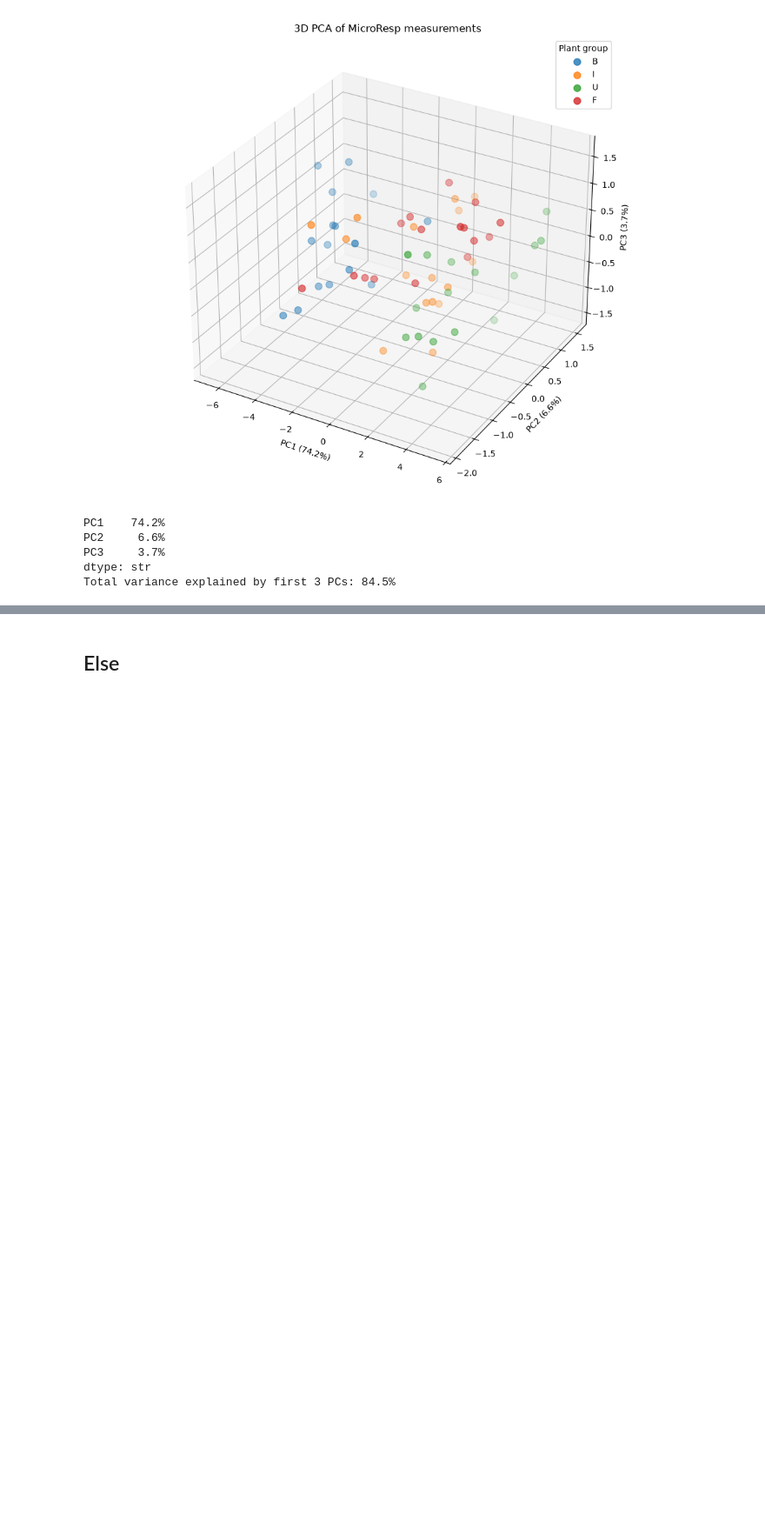
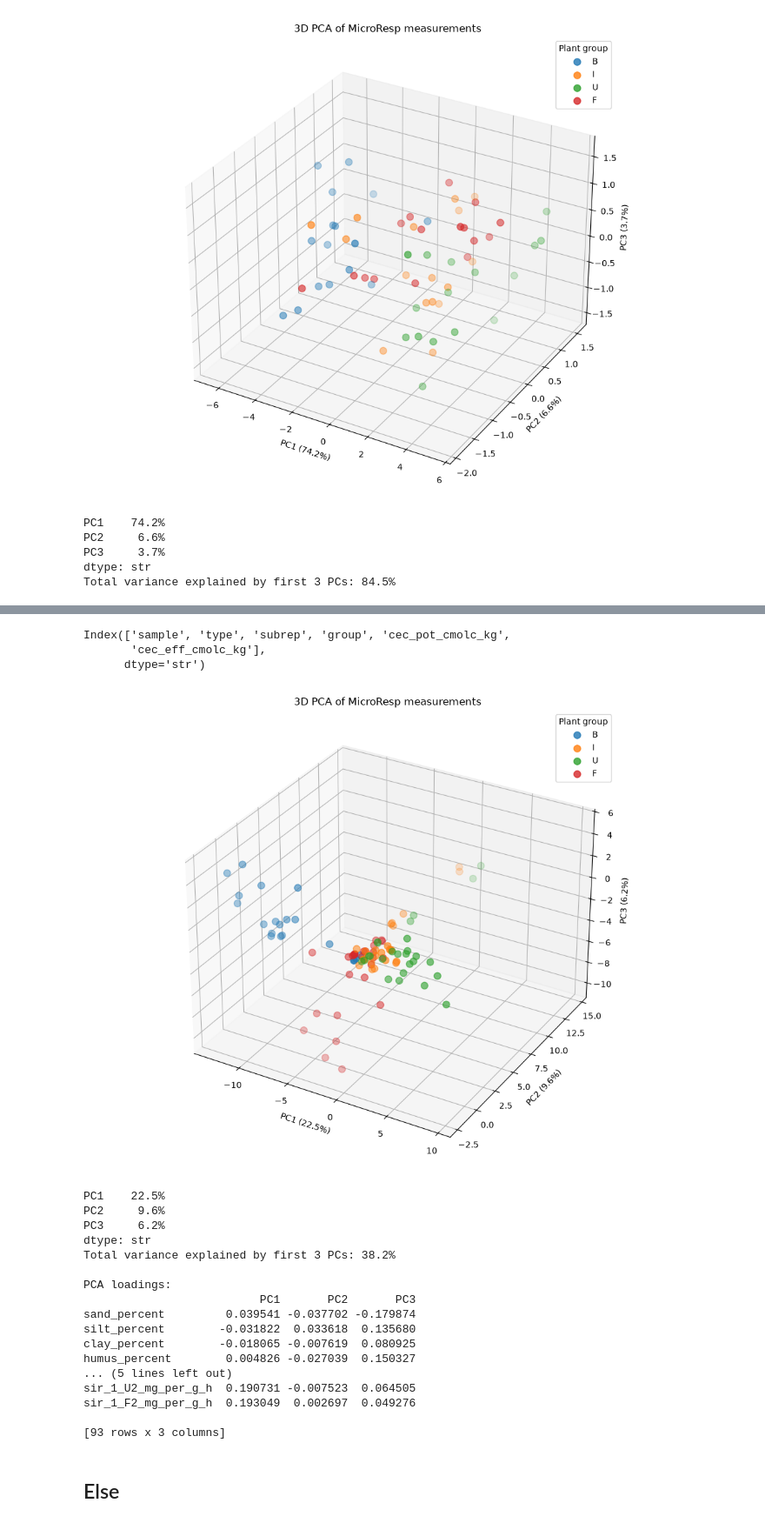
Before and after one commit to danielsehr/GEO6, a Jupyter notebook: src/geo6/main.ipynb, the cells around one changed output, grey strips where cells are left out. Shown at 87% size. Saved outputs shown, nothing was run; the diff lists cells and outputs as text; code cells hidden in the pictures; blank space fills up the shorter version.

```diff
--- a/src/geo6/main.ipynb
+++ b/src/geo6/main.ipynb
@@ -65,3 +160,58 @@ Total variance explained by first 3 PCs: 84.5%
+# %%
+data.cation_exchange_capacity.columns
+# %% [output]
+Index(['sample', 'type', 'subrep', 'group', 'cec_pot_cmolc_kg',
+       'cec_eff_cmolc_kg'],
+      dtype='str')
+# %%
+from functools import reduce
+from dataclasses import fields
+
+field_names = [field.name for field in fields(data)]
+dfs = [getattr(data, name) for name in field_names]
+
+keys = ['sample', 'type', 'subrep', 'group']
+
+df_merged = reduce(
+    lambda left, right: pd.merge(
+        left,
+        right,
+        on=keys,
+        how="outer",
+        validate="one_to_one",
+    ),
+    dfs,
+)
+# %%
+# Select response vars
+features = df_merged.drop(columns=['sample', 'type', 'subrep', 'group']).columns.to_list()
+
+df_pca, X_scaled = prepare_pca_data(df=df_merged, features=features)
+
+pca, df_scores = calc_pca(X_scaled=X_scaled, df_pca=df_pca)
+
+plot_pca(df=df_scores, pca=pca)
+
+print_pca_loadings(pca=pca, features=features)
+# %% [output]
+[figure, added]
+PC1    22.5%
+PC2     9.6%
+PC3     6.2%
+dtype: str
+Total variance explained by first 3 PCs: 38.2%
+
+PCA loadings:
+                          PC1       PC2       PC3
+sand_percent         0.039541 -0.037702 -0.179874
+silt_percent        -0.031822  0.033618  0.135680
+clay_percent        -0.018065 -0.007619  0.080925
+humus_percent        0.004826 -0.027039  0.150327
+... (5 lines left out)
+sir_1_U2_mg_per_g_h  0.190731 -0.007523  0.064505
+sir_1_F2_mg_per_g_h  0.193049  0.002697  0.049276
+
+[93 rows x 3 columns]
 # %% [markdown]
 ## Else
 # %%
```
Also changed, not shown: parts of 6 cells of this notebook, 1 other file.
